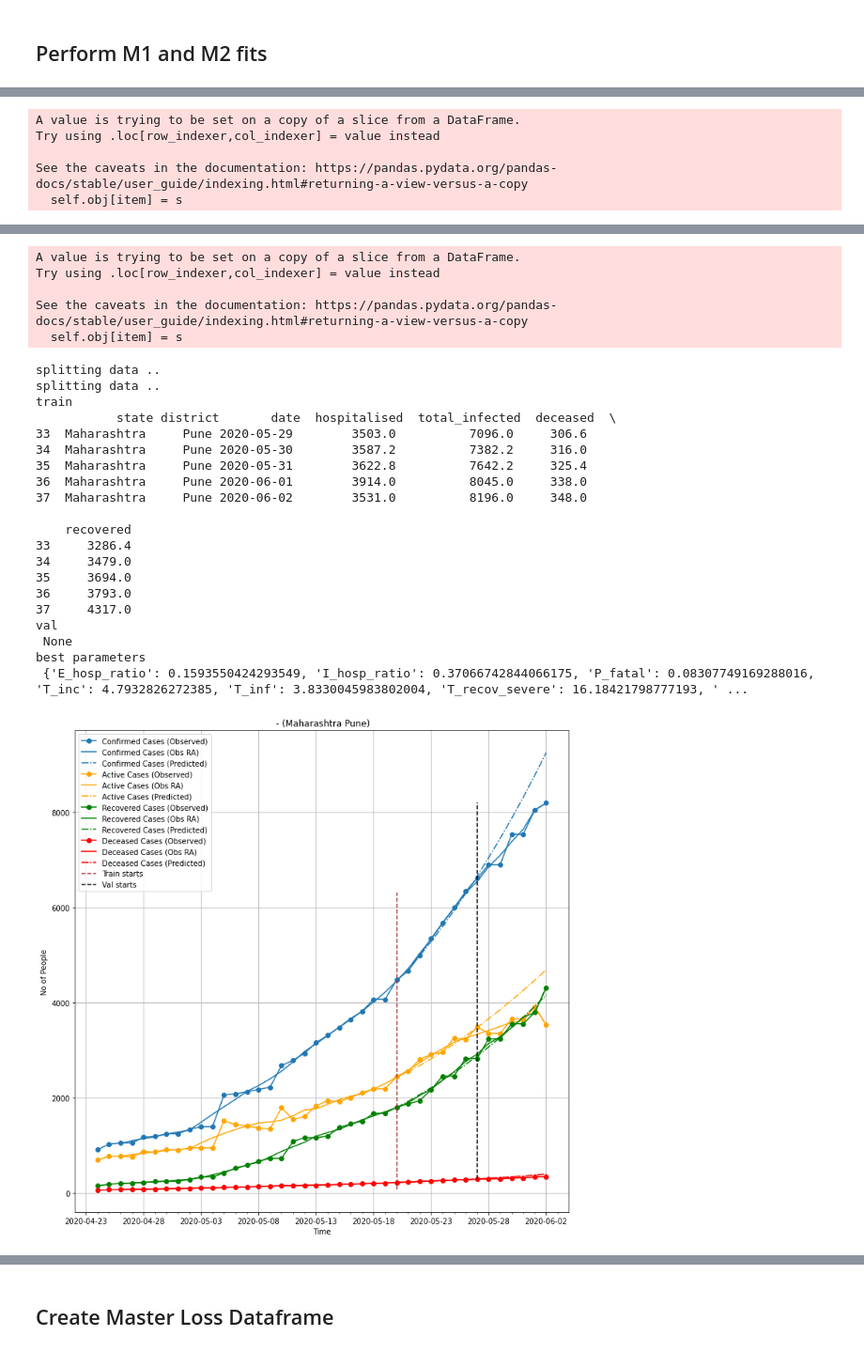
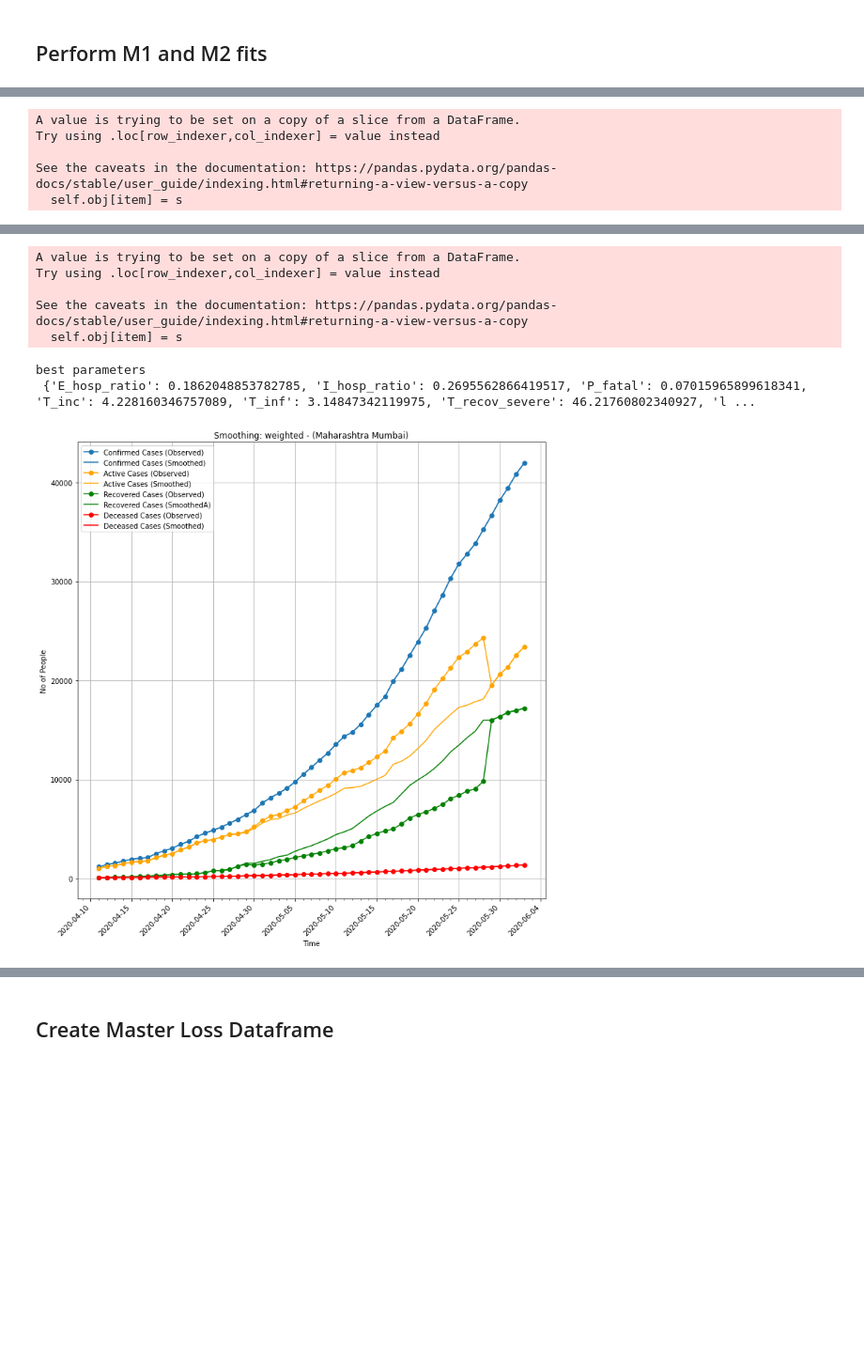
Before and after one commit to WadhwaniAI/covid-modelling, a Jupyter notebook: notebooks/seir/[STABLE] fit_covid19india.ipynb, the cells around one changed output, grey strips where cells are left out. Shown at 94% size. Drawn from its saved outputs; the diff is of its cells as text; code cells hidden in the pictures; blank space fills up the shorter version.

```diff
--- a/notebooks/seir/[STABLE] fit_covid19india.ipynb
+++ b/notebooks/seir/[STABLE] fit_covid19india.ipynb
@@ -50,16 +42,20 @@ districts_to_show = [('Maharashtra', 'Pune')]
+# %%
+districts_to_show = [('Maharashtra', 'Mumbai')]
 # %% [markdown]
 ## Perform M1 and M2 fits
 # %%
 for state, district in districts_to_show:
     predictions_dict[(state, district)] = {}
     predictions_dict[(state, district)]['m1'] = single_fitting_cycle(
-        dataframes, state, district, train_period=7, val_period=7, model=SEIRHD,
-        data_from_tracker=True, initialisation='intermediate', num_evals=700,
-        which_compartments=['hospitalised', 'total_infected', 'deceased', 'recovered'])
+        dataframes, state, district, train_period=7, val_period=7, model=SEIR_Testing,
+        data_from_tracker=False, initialisation='intermediate', num_evals=700,
+        which_compartments=['hospitalised', 'total_infected', 'deceased', 'recovered'],
+        smooth_jump=True, smoothing_length=33, smoothing_method='weighted', smooth_plot=True)
     predictions_dict[(state, district)]['m2'] = single_fitting_cycle(
         dataframes, state, district, train_period=7, val_period=0, num_evals=700,
-        data_from_tracker=True, initialisation='intermediate', model=SEIRHD,
-        which_compartments=['hospitalised', 'total_infected', 'deceased', 'recovered'])
+        data_from_tracker=False, initialisation='intermediate', model=SEIR_Testing,
+        which_compartments=['hospitalised', 'total_infected', 'deceased', 'recovered'],
+        smooth_jump=True, smoothing_length=33, smoothing_method='weighted', smooth_plot=True)
 
     predictions_dict[(state, district)]['state'] = state
     predictions_dict[(state, district)]['dist'] = district
@@ -94,26 +106,8 @@ Performing m2 fit ..
 A value is trying to be set on a copy of a slice from a DataFrame.
 Try using .loc[row_indexer,col_indexer] = value instead
 
 See the caveats in the documentation: https://pandas.pydata.org/pandas-docs/stable/user_guide/indexing.html#returning-a-view-versus-a-copy
   self.obj[item] = s
-splitting data ..
-splitting data ..
-train
-           state district       date  hospitalised  total_infected  deceased  \
-33  Maharashtra     Pune 2020-05-29        3503.0          7096.0     306.6
-34  Maharashtra     Pune 2020-05-30        3587.2          7382.2     316.0
-35  Maharashtra     Pune 2020-05-31        3622.8          7642.2     325.4
-36  Maharashtra     Pune 2020-06-01        3914.0          8045.0     338.0
-37  Maharashtra     Pune 2020-06-02        3531.0          8196.0     348.0
-
-    recovered
-33     3286.4
-34     3479.0
-35     3694.0
-36     3793.0
-37     4317.0
-val
- None
 best parameters
- {'E_hosp_ratio': 0.1593550424293549, 'I_hosp_ratio': 0.37066742844066175, 'P_fatal': 0.08307749169288016, 'T_inc': 4.7932826272385, 'T_inf': 3.8330045983802004, 'T_recov_severe': 16.18421798777193, ' ...
+ {'E_hosp_ratio': 0.1862048853782785, 'I_hosp_ratio': 0.2695562866419517, 'P_fatal': 0.07015965899618341, 'T_inc': 4.228160346757089, 'T_inf': 3.14847342119975, 'T_recov_severe': 46.21760802340927, 'l ...
-[figure, old version]
+[figure, new version]
```
Also changed, not shown: parts of 6 cells of this notebook.
